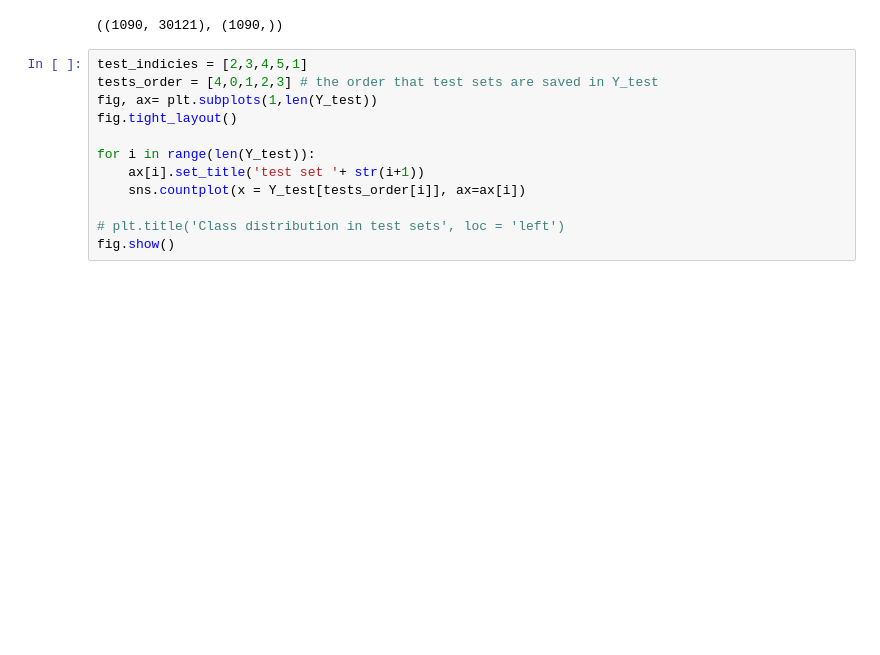
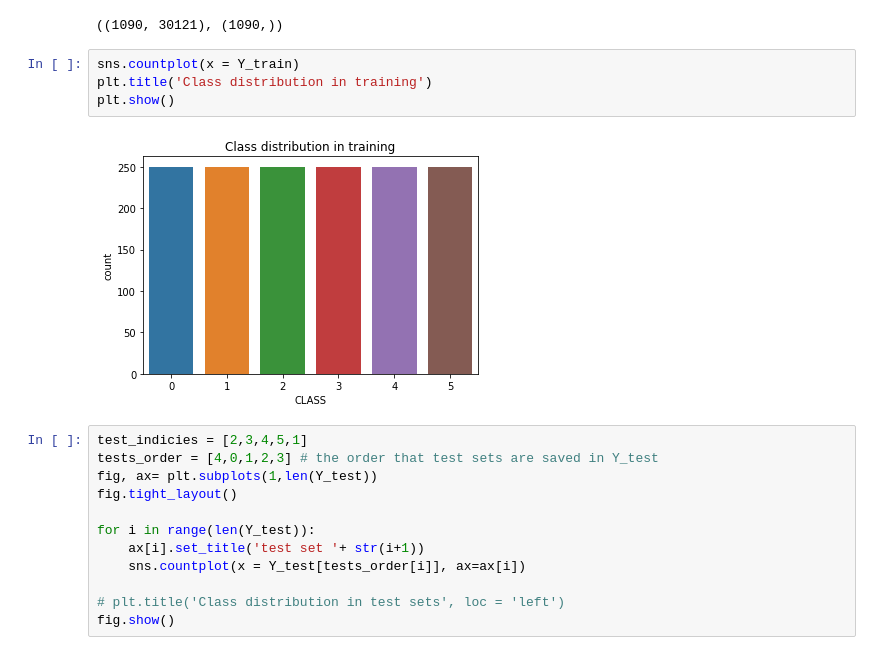
Before and after one commit to Moeinh77/Virus-DNA-classification-BERT, a Jupyter notebook: training.ipynb, the cells around one changed output. Saved outputs shown, nothing was run; the diff lists cells and outputs as text; blank space fills up the shorter version.

```diff
--- a/training.ipynb
+++ b/training.ipynb
@@ -187,6 +188,12 @@ with open('Y_test_list_k3.pkl', 'rb') as f:
 X_test[0].shape, Y_test[0].shape
 # %% [output]
 ((1090, 30121), (1090,))
+# %%
+sns.countplot(x = Y_train)
+plt.title('Class distribution in training')
+plt.show()
+# %% [output]
+[figure, added]
 # %%
 test_indicies = [2,3,4,5,1]
 tests_order = [4,0,1,2,3] # the order that test sets are saved in Y_test
```
Also changed, not shown: parts of 18 cells of this notebook.
